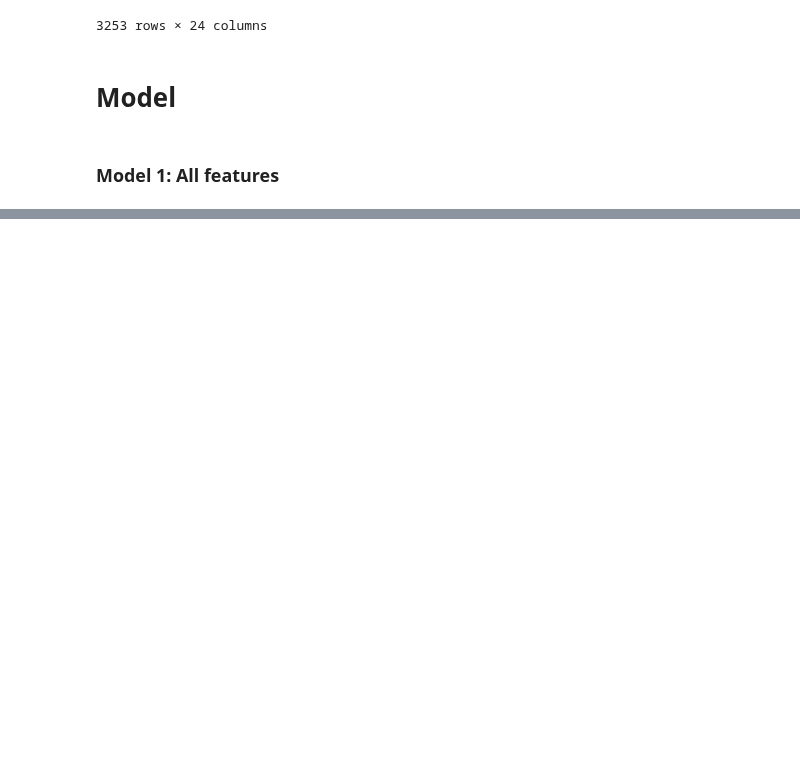
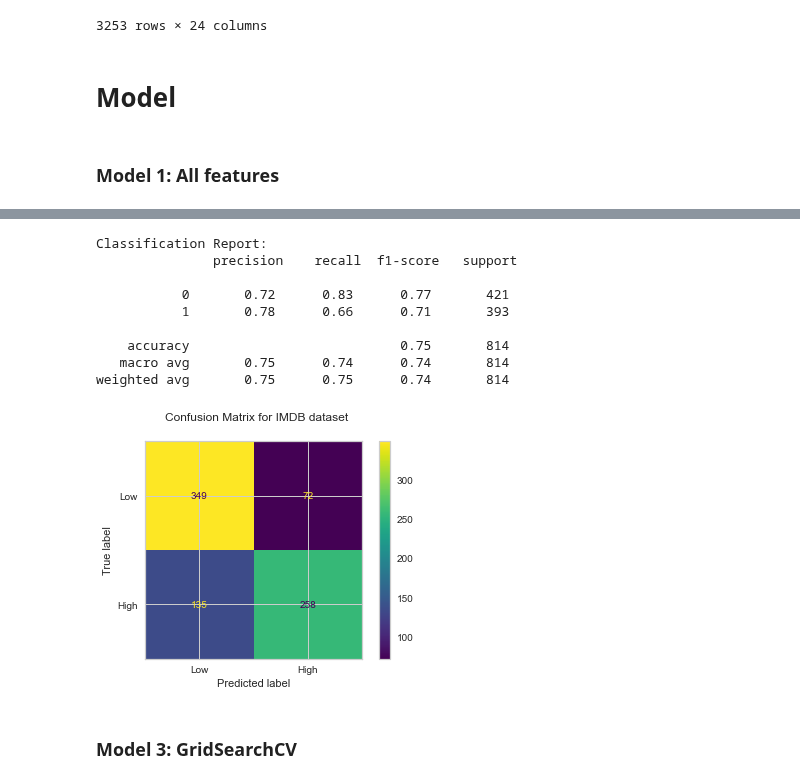
Before and after one commit to tontan2545/Big-Data-and-Artificial-Intelligence, a Jupyter notebook: W11_SVM/W11_SVM.ipynb, the cells around one changed output, grey strips where cells are left out. Drawn from its saved outputs; the diff is of its cells as text; code cells hidden in the pictures; blank space fills up the shorter version.

```diff
--- a/W11_SVM/W11_SVM.ipynb
+++ b/W11_SVM/W11_SVM.ipynb
@@ -290,5 +313,0 @@ y_test.astype(int).shape
-# %%
-visualizer = ROCAUC(clf1, classes=["Low","High"])
-visualizer.fit(X_train, y_train)
-visualizer.score(X_test, y_test.astype(int))
-visualizer.show()
@@ -296,0 +316,6 @@ ValueError: Found input variables with inconsistent numbers of samples: [1628, 8
+# %%
+mapper = Nystroem(gamma=.2,random_state=1,n_components=15)
+mapper.fit(X_train_scaled)
+X_train_k = pd.DataFrame(mapper.transform(X_train_scaled))
+X_test_k = pd.DataFrame(mapper.transform(X_test_scaled))
+X_train_k.head()
@@ -296,0 +337,6 @@ ValueError: Found input variables with inconsistent numbers of samples: [1628, 8
+# %%
+clf2 = SVC(kernel='rbf', cache_size=1000)
+clf2.fit(X_train_k, y_train)
+y_train_pred_2 = clf2.predict(X_train_k)
+y_test_pred_2 = clf2.predict(X_test_k)
+y_test_pred_2
@@ -296,0 +361,18 @@ ValueError: Found input variables with inconsistent numbers of samples: [1628, 8
+# %%
+print("Classification Report: \n", metrics.classification_report(y_test, y_test_pred_2))
+fig=metrics.plot_confusion_matrix(clf2, X_test_k, y_test,display_labels=["Low","High"])
+fig.figure_.suptitle("Confusion Matrix for IMDB dataset")
+plt.show()
+# %% [output]
+Classification Report:
+               precision    recall  f1-score   support
+
+           0       0.72      0.83      0.77       421
+           1       0.78      0.66      0.71       393
+
+    accuracy                           0.75       814
+   macro avg       0.75      0.74      0.74       814
+weighted avg       0.75      0.75      0.74       814
+[figure, added]
+# %% [markdown]
+### Model 3: GridSearchCV
```
Also changed, not shown: parts of 21 cells of this notebook.
